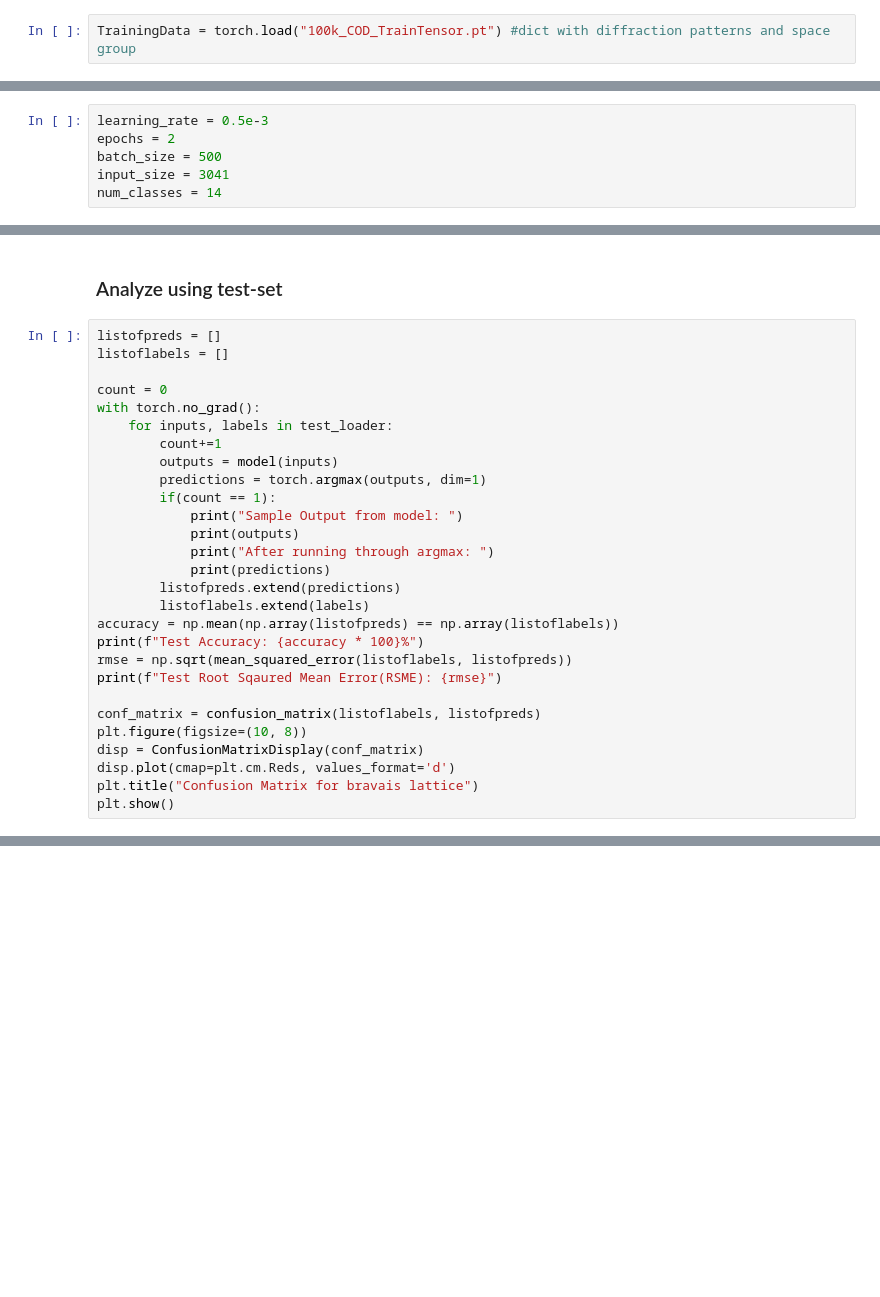
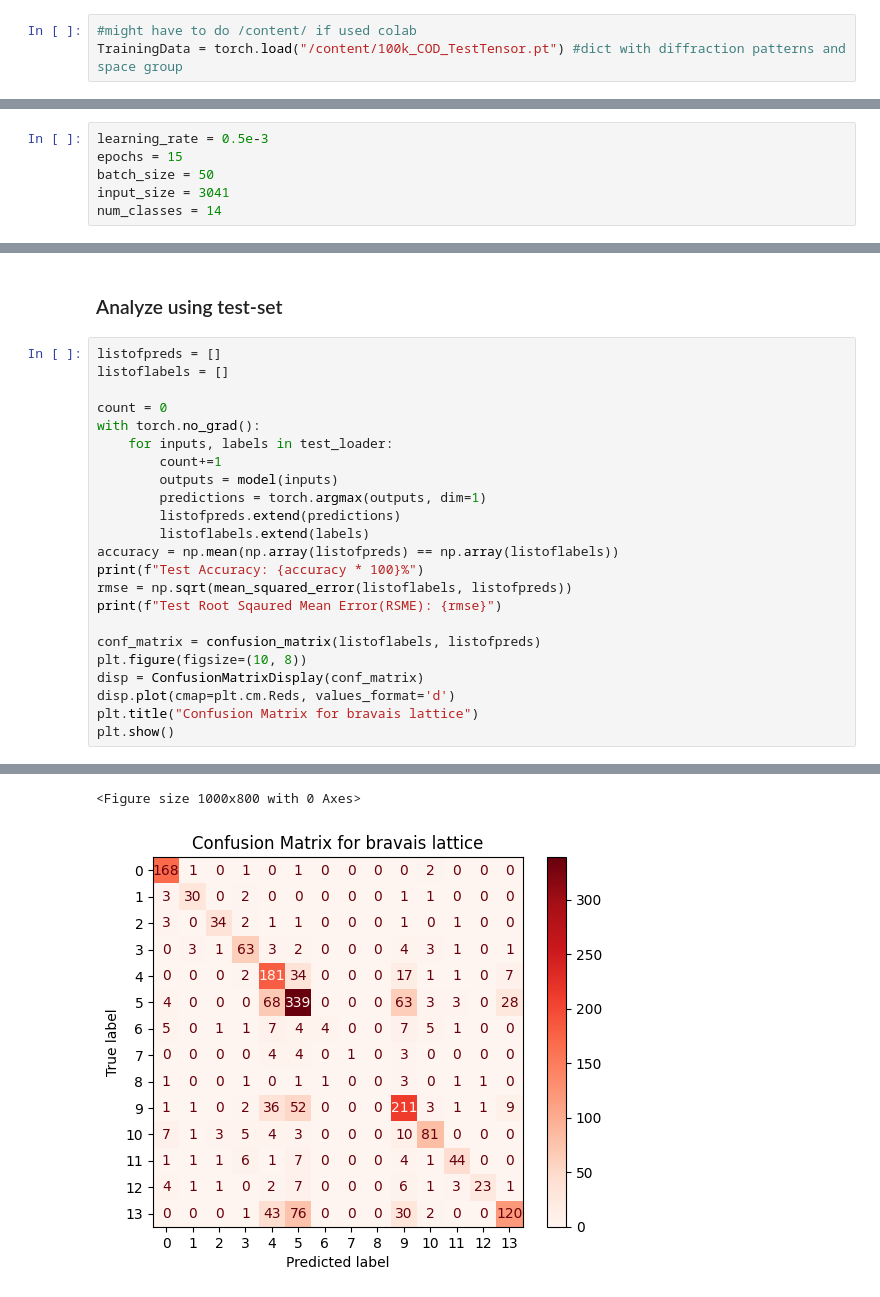
Before and after one commit to edwardF8/APS-March-2025-Data-Science-Workshop, a Jupyter notebook: Walkthrough Demo.ipynb, the cells around one changed output, grey strips where cells are left out. Cells and saved outputs as stored; diff of their text form; blank space fills up the shorter version.

Commit message:
collab test

```diff
--- a/Walkthrough Demo.ipynb
+++ b/Walkthrough Demo.ipynb
@@ -25,2 +23,3 @@ from Data import DiffractionDataset
 # %%
-TrainingData = torch.load("100k_COD_TrainTensor.pt") #dict with diffraction patterns and space group
+#might have to do /content/ if used colab
+TrainingData = torch.load("/content/100k_COD_TestTensor.pt") #dict with diffraction patterns and space group
@@ -60,8 +71,8 @@ train_data.shape
 Define Hyperparmeters, put the model together, train it, and then repeat until the model's preformance looks good
 # %%
 learning_rate = 0.5e-3
-epochs = 2
-batch_size = 500
+epochs = 15
+batch_size = 50
 input_size = 3041
 num_classes = 14
 # %%
@@ -153,11 +217,6 @@ with torch.no_grad():
         count+=1
         outputs = model(inputs)
         predictions = torch.argmax(outputs, dim=1)
-        if(count == 1):
-            print("Sample Output from model: ")
-            print(outputs)
-            print("After running through argmax: ")
-            print(predictions)
         listofpreds.extend(predictions)
         listoflabels.extend(labels)
 accuracy = np.mean(np.array(listofpreds) == np.array(listoflabels))
@@ -171,3 +230,4 @@ disp = ConfusionMatrixDisplay(conf_matrix)
 disp.plot(cmap=plt.cm.Reds, values_format='d')
 plt.title("Confusion Matrix for bravais lattice")
 plt.show()
+# %% [output]
@@ -173,0 +251,2 @@ plt.show()
+<Figure size 1000x800 with 0 Axes>
+[figure, added]
```
Also changed, not shown: parts of 15 cells of this notebook.
